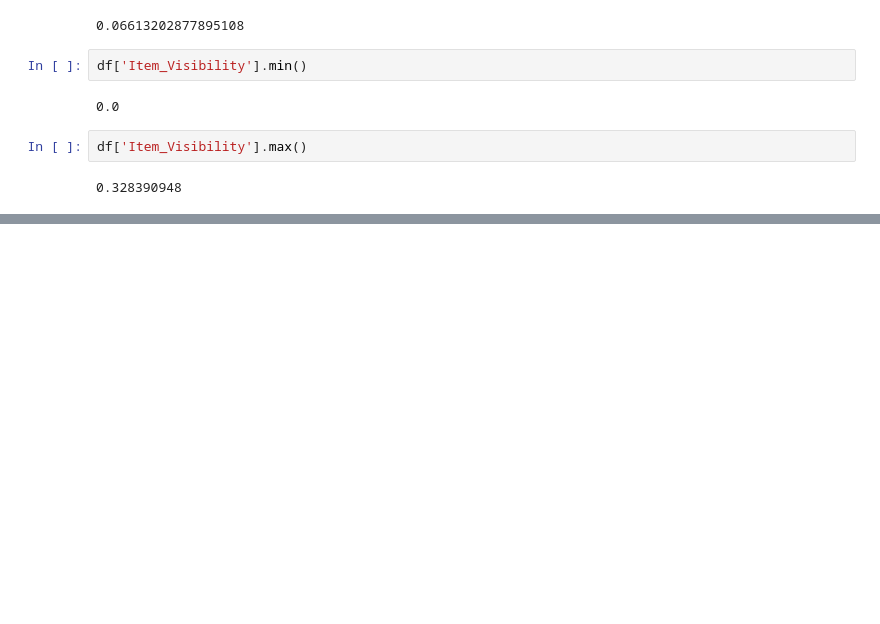
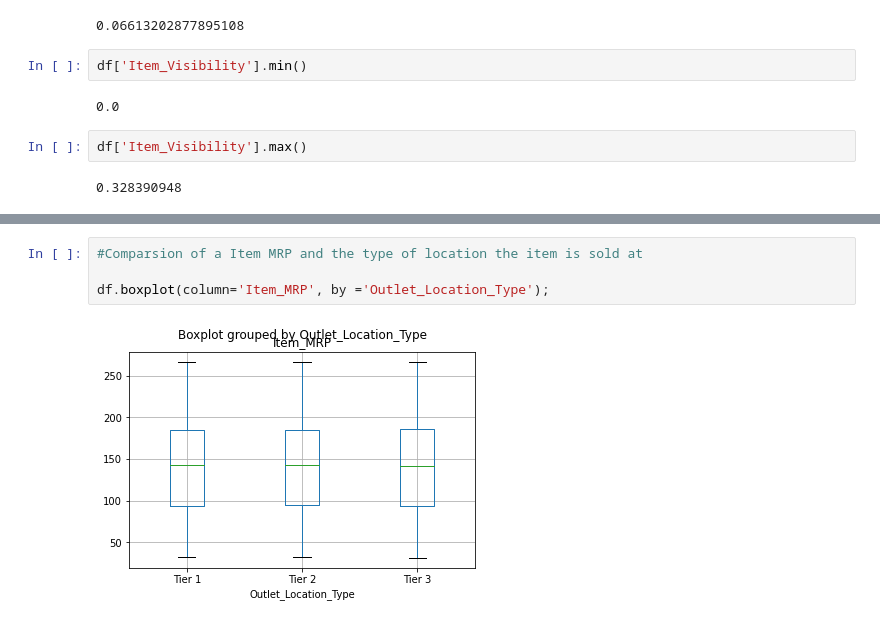
Before and after one commit to AbdoIbrahim/food-sales-predictions, a Jupyter notebook: Project_1_Part_1_(Core).ipynb, the cells around one changed output, grey strips where cells are left out. Cells and saved outputs as stored; diff of their text form; blank space fills up the shorter version.

```diff
--- a/Project_1_Part_1_(Core).ipynb
+++ b/Project_1_Part_1_(Core).ipynb
@@ -238,0 +316,6 @@ df['Item_Visibility'].max()
+# %%
+#Comparsion of a Item MRP and the type of location the item is sold at
+
+df.boxplot(column='Item_MRP', by ='Outlet_Location_Type');
+# %% [output]
+[figure, added]
```
Also changed, not shown: parts of 22 cells of this notebook.
